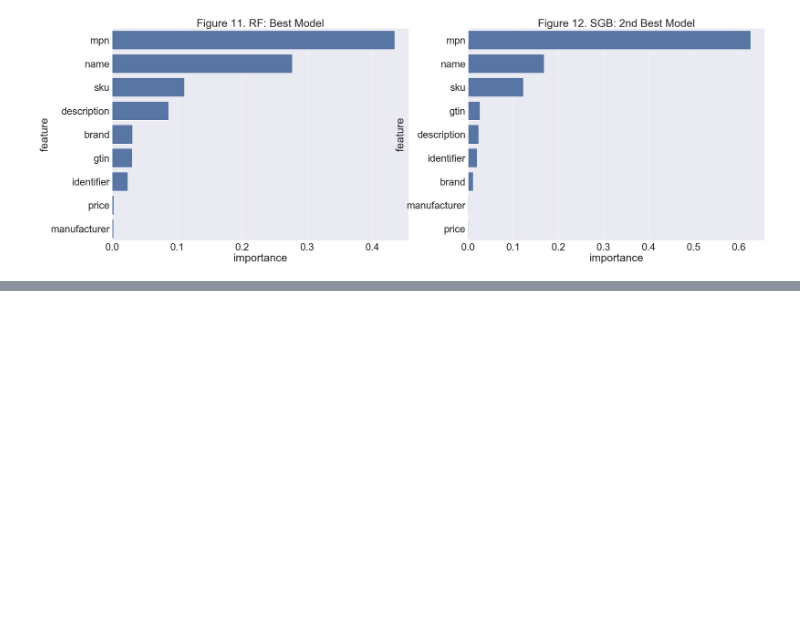
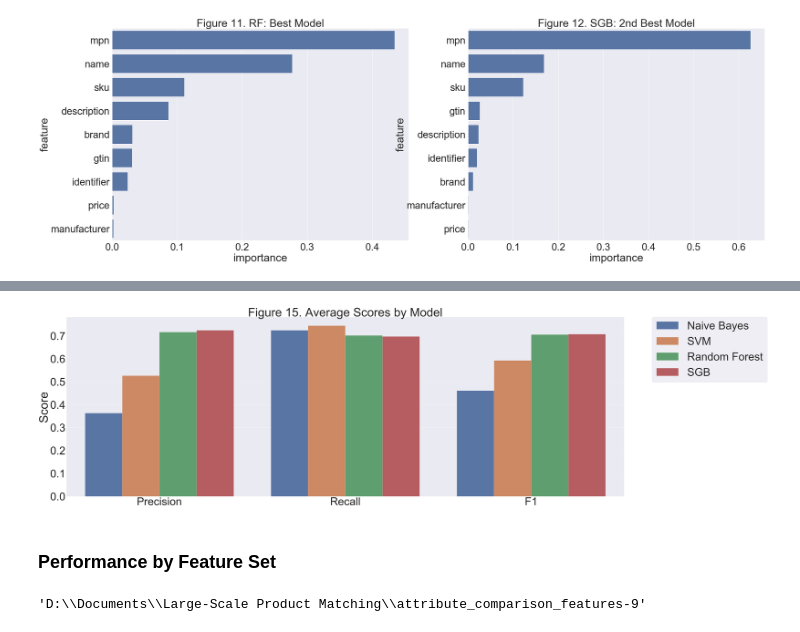
Before and after one commit to kylegilde/Entity-Matching-in-Online-Retail, a Jupyter notebook: Create Plots for Paper.ipynb, the cells around one changed output, grey strips where cells are left out. Drawn from its saved outputs; the diff is of its cells as text; code cells hidden in the pictures; blank space fills up the shorter version.

```diff
--- a/Create Plots for Paper.ipynb
+++ b/Create Plots for Paper.ipynb
@@ -47,13 +52,17 @@ $( document ).ready(code_toggle);
 # %%
 # Load Data
+# DATA_DIRECTORY = '//files/share/goods/OI Team'
 ORIGINAL_DIRECTORY = os.getcwd()
 DATA_DIRECTORY = 'D:/Documents/Large-Scale Product Matching/'
 os.chdir(DATA_DIRECTORY)
 
+# load some feature data
 train_test_feature_pairs = pd.read_csv('train_test_feature_pairs.csv')
 train_test_offer_features = pd.read_csv('train_test_offer_features.csv')
 train_test_normalized_features = pd.read_csv('train_test_normalized_features.csv')
-
 attribute_comp_features_9 = pd.read_csv('attribute_comparison_features-9.csv')
 
+# load some metrics
+feature_avgs = pd.read_csv('Output Metrics - Feature Avgs.csv')
+model_avgs = pd.read_csv('Output Metrics - Model Avgs.csv')
 var_imp_coef = pd.read_csv('logreg-variable-coefficients-importance.csv').set_index('Feature')
@@ -382,0 +444,25 @@ plt.savefig('fig-11-12-variable-importance-coefficients.png', bbox_inches = "tig
+# %%
+model_avgs_melted = pd.melt(model_avgs, id_vars='Model', var_name='Metric', value_name='Score')
+# %%
+sns.set(font_scale=10)
+plt.figure(figsize=(100, 33))
+
+sns.barplot(x='Metric',
+            y='Score',
+            hue='Model',
+            data=model_avgs_melted).set_title('Figure 15. Average Scores by Model')
+
+# Put the legend out of the figure
+plt.legend(bbox_to_anchor=(1.05, 1), loc=2, borderaxespad=0)
+
+b = plt.xlabel('')
+
+plt.savefig('fig-15-model-performance.png', bbox_inches = "tight")
+# %% [output]
+[figure, added]
+# %% [markdown]
+### Performance by Feature Set
+# %%
+feature_avgs_melted = pd.melt(feature_avgs, id_vars='Feature Set', var_name='Metric', value_name='Score')
+# %% [output]
+'D:\\Documents\\Large-Scale Product Matching\\attribute_comparison_features-9'
```
Also changed, not shown: parts of 11 cells of this notebook, 6 other files.
